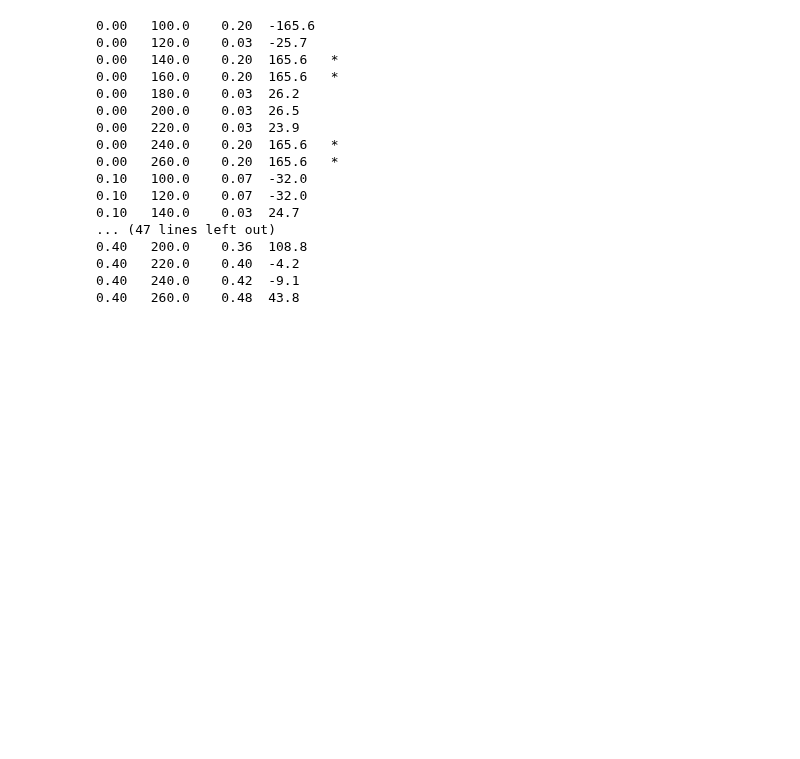
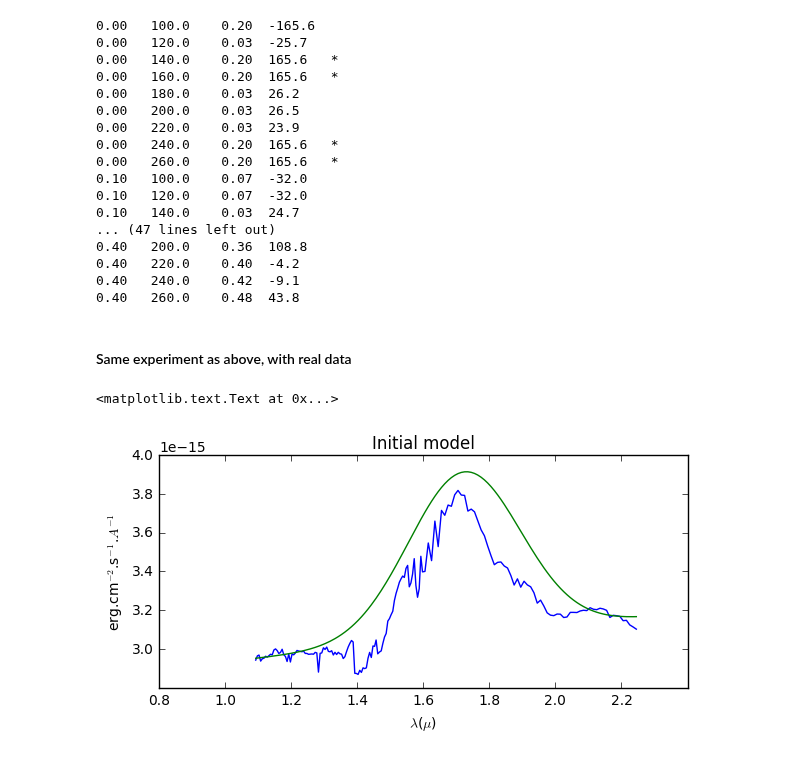
Before and after one commit to ibusko/experiments_specviz, a Jupyter notebook: experiment_redshift.ipynb, the cells around one changed output. Drawn from its saved outputs; the diff is of its cells as text; code cells hidden in the pictures; blank space fills up the shorter version.

Commit message:
fit z on real data

```diff
--- a/experiment_redshift.ipynb
+++ b/experiment_redshift.ipynb
@@ -655,3 +655,5 @@ for z in (0.0, 0.1, 0.15, 0.2, 0.25, 0.3, 0.4):
 0.40   220.0    0.40  -4.2
 0.40   240.0    0.42  -9.1
 0.40   260.0    0.48  43.8
+# %% [markdown]
+#### Same experiment as above, with real data
@@ -657,0 +710,15 @@ for z in (0.0, 0.1, 0.15, 0.2, 0.25, 0.3, 0.4):
+# %%
+x_label = '$\lambda$($\mu$)'
+y_label = 'erg.cm$^{-2}$.s$^{-1}$.$A^{-1}$'
+plot_axis = [0.8, 2.4, 2.8e-15, 4.e-15]
+plt.figure(figsize=(15, 3))
+plt.subplot(121)
+plt.axis(plot_axis)
+plt.plot(w2, f2)
+plt.plot(w2, model(w2))
+plt.xlabel(x_label)
+plt.ylabel(y_label)
+plt.title("Initial model")
+# %% [output]
+<matplotlib.text.Text at 0x...>
+[figure, added]
```
Also changed, not shown: parts of 9 cells of this notebook.
